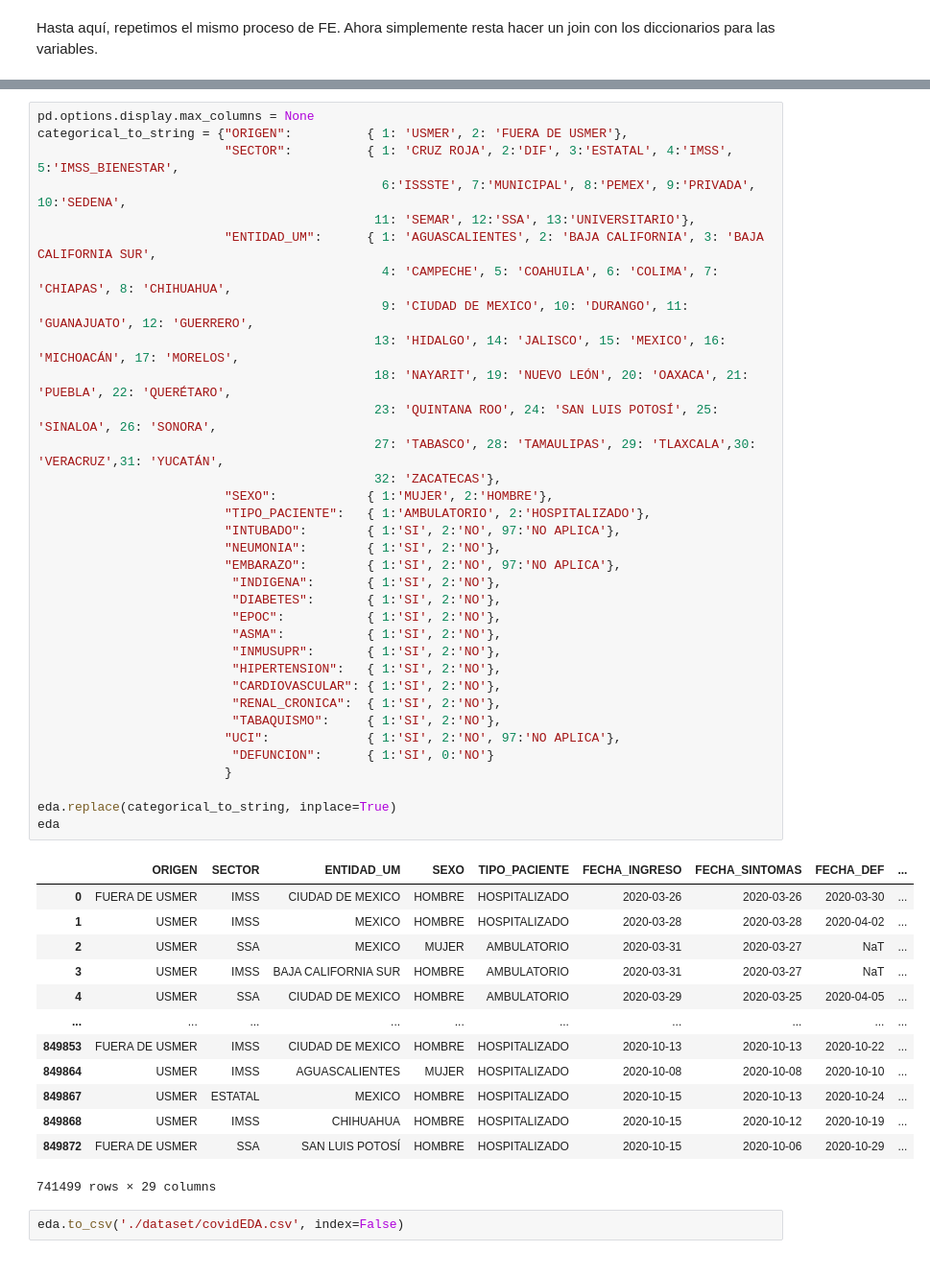
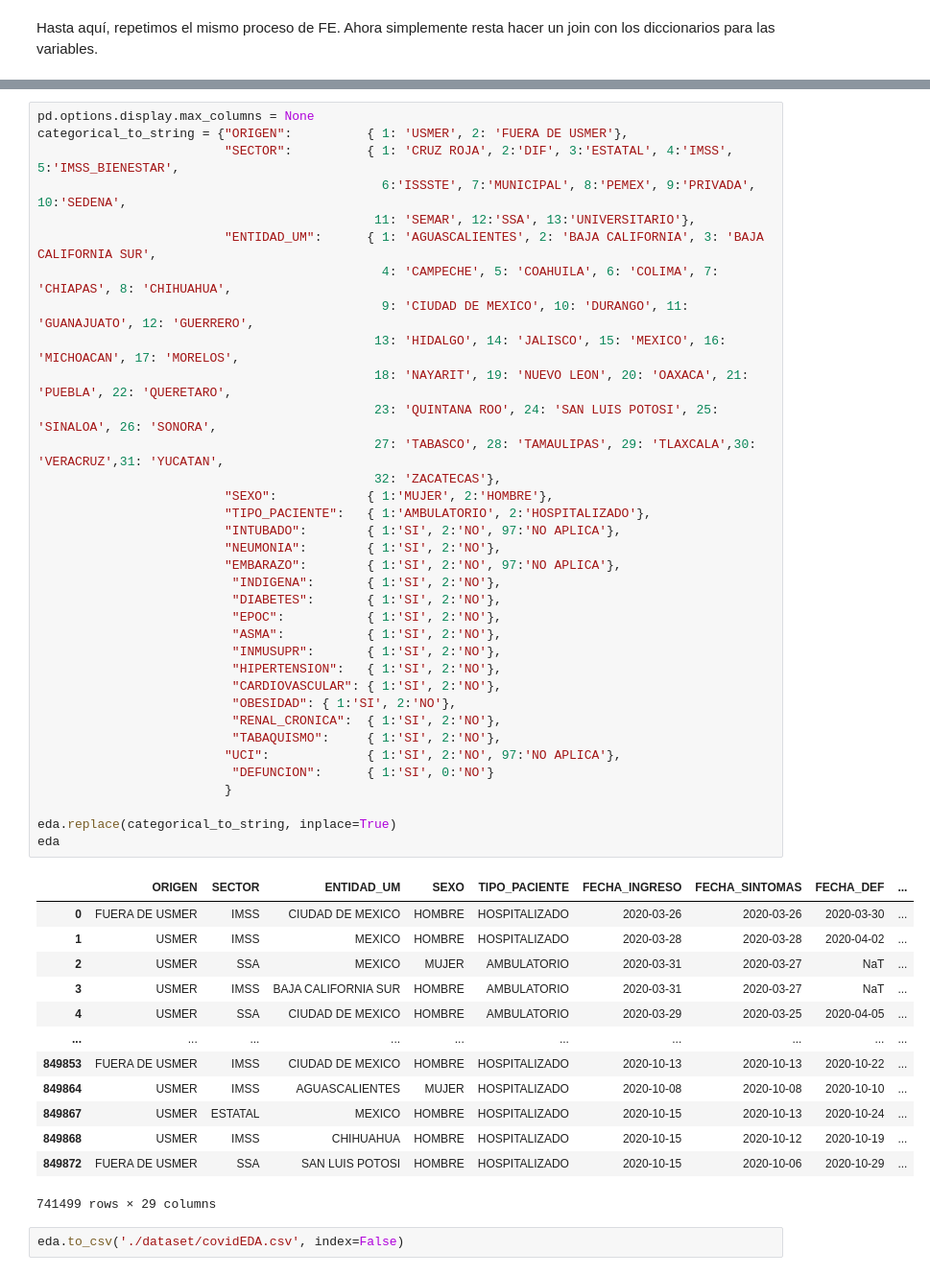
Before and after one commit to JaimeSolisS/Covid-Survival-Analysis, a Jupyter notebook: Proyecto ML TC2006.ipynb, the cells around one changed output, grey strips where cells are left out. Shown at 96% size. Saved outputs shown, nothing was run; the diff lists cells and outputs as text.

```diff
--- a/Proyecto ML TC2006.ipynb
+++ b/Proyecto ML TC2006.ipynb
@@ -1235,44 +1266,45 @@ categorical_to_string = {"ORIGEN":          { 1: 'USMER', 2: 'FUERA DE USMER'},
                          "ENTIDAD_UM":      { 1: 'AGUASCALIENTES', 2: 'BAJA CALIFORNIA', 3: 'BAJA CALIFORNIA SUR',
                                               4: 'CAMPECHE', 5: 'COAHUILA', 6: 'COLIMA', 7: 'CHIAPAS', 8: 'CHIHUAHUA',
                                               9: 'CIUDAD DE MEXICO', 10: 'DURANGO', 11: 'GUANAJUATO', 12: 'GUERRERO',
-                                             13: 'HIDALGO', 14: 'JALISCO', 15: 'MEXICO', 16: 'MICHOACÁN', 17: 'MORELOS',
-                                             18: 'NAYARIT', 19: 'NUEVO LEÓN', 20: 'OAXACA', 21: 'PUEBLA', 22: 'QUERÉTARO',
-                                             23: 'QUINTANA ROO', 24: 'SAN LUIS POTOSÍ', 25: 'SINALOA', 26: 'SONORA',
-                                             27: 'TABASCO', 28: 'TAMAULIPAS', 29: 'TLAXCALA',30: 'VERACRUZ',31: 'YUCATÁN',
+                                             13: 'HIDALGO', 14: 'JALISCO', 15: 'MEXICO', 16: 'MICHOACAN', 17: 'MORELOS',
+                                             18: 'NAYARIT', 19: 'NUEVO LEON', 20: 'OAXACA', 21: 'PUEBLA', 22: 'QUERETARO',
+                                             23: 'QUINTANA ROO', 24: 'SAN LUIS POTOSI', 25: 'SINALOA', 26: 'SONORA',
+                                             27: 'TABASCO', 28: 'TAMAULIPAS', 29: 'TLAXCALA',30: 'VERACRUZ',31: 'YUCATAN',
                                              32: 'ZACATECAS'},
                          "SEXO":            { 1:'MUJER', 2:'HOMBRE'},
                          "TIPO_PACIENTE":   { 1:'AMBULATORIO', 2:'HOSPITALIZADO'},
                          "INTUBADO":        { 1:'SI', 2:'NO', 97:'NO APLICA'},
                          "NEUMONIA":        { 1:'SI', 2:'NO'},
                          "EMBARAZO":        { 1:'SI', 2:'NO', 97:'NO APLICA'},
                           "INDIGENA":       { 1:'SI', 2:'NO'},
                           "DIABETES":       { 1:'SI', 2:'NO'},
                           "EPOC":           { 1:'SI', 2:'NO'},
                           "ASMA":           { 1:'SI', 2:'NO'},
                           "INMUSUPR":       { 1:'SI', 2:'NO'},
                           "HIPERTENSION":   { 1:'SI', 2:'NO'},
                           "CARDIOVASCULAR": { 1:'SI', 2:'NO'},
+                          "OBESIDAD": { 1:'SI', 2:'NO'},
                           "RENAL_CRONICA":  { 1:'SI', 2:'NO'},
                           "TABAQUISMO":     { 1:'SI', 2:'NO'},
                          "UCI":             { 1:'SI', 2:'NO', 97:'NO APLICA'},
                           "DEFUNCION":      { 1:'SI', 0:'NO'}
                          }
 
 eda.replace(categorical_to_string, inplace=True)
 eda
 # %% [output]
 |  | ORIGEN | SECTOR | ENTIDAD_UM | SEXO | TIPO_PACIENTE | FECHA_INGRESO | FECHA_SINTOMAS | FECHA_DEF | ... |
 | 0 | FUERA DE USMER | IMSS | CIUDAD DE MEXICO | HOMBRE | HOSPITALIZADO | 2020-03-26 | 2020-03-26 | 2020-03-30 | ... |
 | 1 | USMER | IMSS | MEXICO | HOMBRE | HOSPITALIZADO | 2020-03-28 | 2020-03-28 | 2020-04-02 | ... |
 | 2 | USMER | SSA | MEXICO | MUJER | AMBULATORIO | 2020-03-31 | 2020-03-27 | NaT | ... |
 | 3 | USMER | IMSS | BAJA CALIFORNIA SUR | HOMBRE | AMBULATORIO | 2020-03-31 | 2020-03-27 | NaT | ... |
 | 4 | USMER | SSA | CIUDAD DE MEXICO | HOMBRE | AMBULATORIO | 2020-03-29 | 2020-03-25 | 2020-04-05 | ... |
 | ... | ... | ... | ... | ... | ... | ... | ... | ... | ... |
 | 849853 | FUERA DE USMER | IMSS | CIUDAD DE MEXICO | HOMBRE | HOSPITALIZADO | 2020-10-13 | 2020-10-13 | 2020-10-22 | ... |
 | 849864 | USMER | IMSS | AGUASCALIENTES | MUJER | HOSPITALIZADO | 2020-10-08 | 2020-10-08 | 2020-10-10 | ... |
 | 849867 | USMER | ESTATAL | MEXICO | HOMBRE | HOSPITALIZADO | 2020-10-15 | 2020-10-13 | 2020-10-24 | ... |
 | 849868 | USMER | IMSS | CHIHUAHUA | HOMBRE | HOSPITALIZADO | 2020-10-15 | 2020-10-12 | 2020-10-19 | ... |
-| 849872 | FUERA DE USMER | SSA | SAN LUIS POTOSÍ | HOMBRE | HOSPITALIZADO | 2020-10-15 | 2020-10-06 | 2020-10-29 | ... |
+| 849872 | FUERA DE USMER | SSA | SAN LUIS POTOSI | HOMBRE | HOSPITALIZADO | 2020-10-15 | 2020-10-06 | 2020-10-29 | ... |
 741499 rows × 29 columns
 # %%
 eda.to_csv('./dataset/covidEDA.csv', index=False)
```
Also changed, not shown: parts of 79 cells of this notebook, 1 other file.
